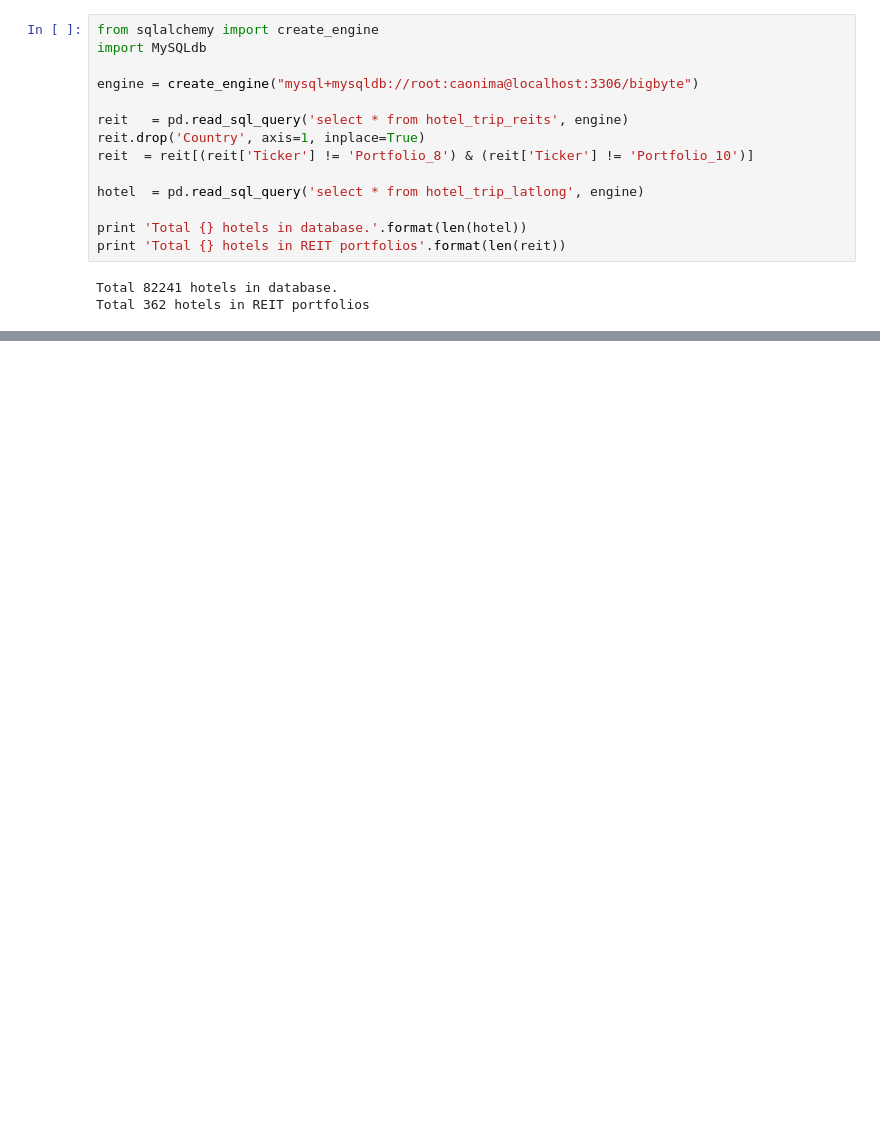
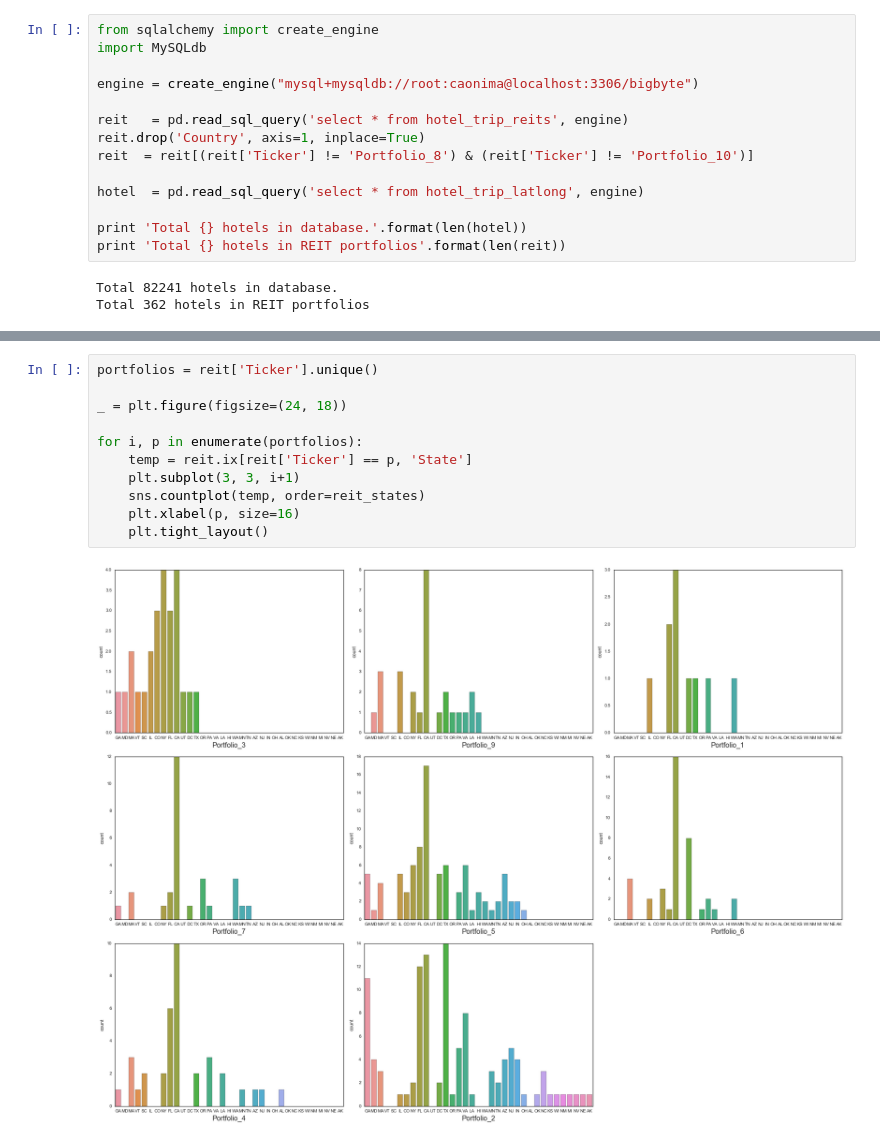
Before and after one commit to MaxwellLZH/BigByteInsight, a Jupyter notebook: HomeChallenge/r2/Geo_plotting.ipynb, the cells around one changed output, grey strips where cells are left out. Saved outputs shown, nothing was run; the diff lists cells and outputs as text; blank space fills up the shorter version.

```diff
--- a/HomeChallenge/r2/Geo_plotting.ipynb
+++ b/HomeChallenge/r2/Geo_plotting.ipynb
@@ -42,0 +84,13 @@ u'Georgia'
+# %%
+portfolios = reit['Ticker'].unique()
+
+_ = plt.figure(figsize=(24, 18))
+
+for i, p in enumerate(portfolios):
+    temp = reit.ix[reit['Ticker'] == p, 'State']
+    plt.subplot(3, 3, i+1)
+    sns.countplot(temp, order=reit_states)
+    plt.xlabel(p, size=16)
+    plt.tight_layout()
+# %% [output]
+[figure, added]
```
Also changed, not shown: parts of 9 cells of this notebook.
